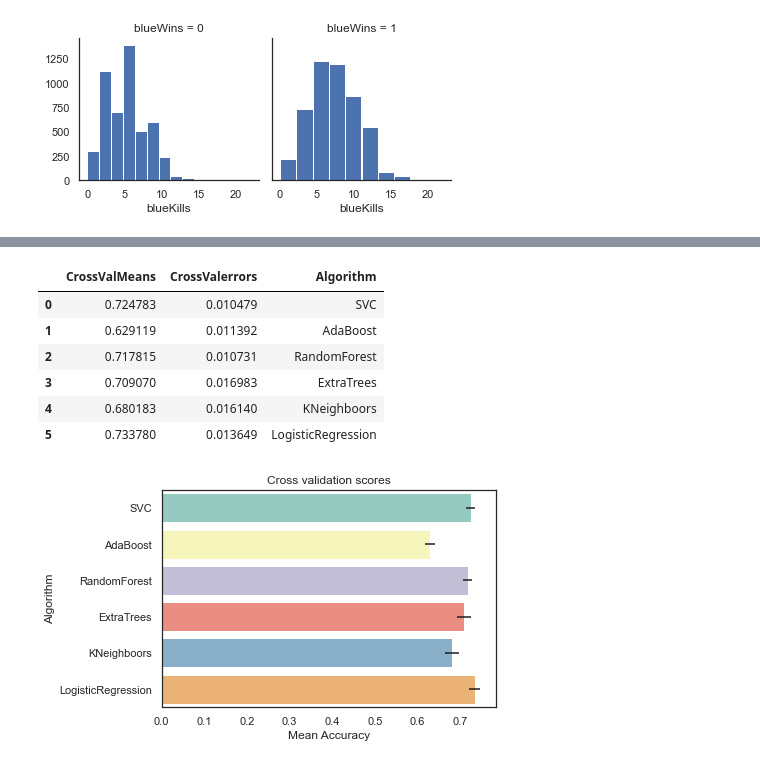
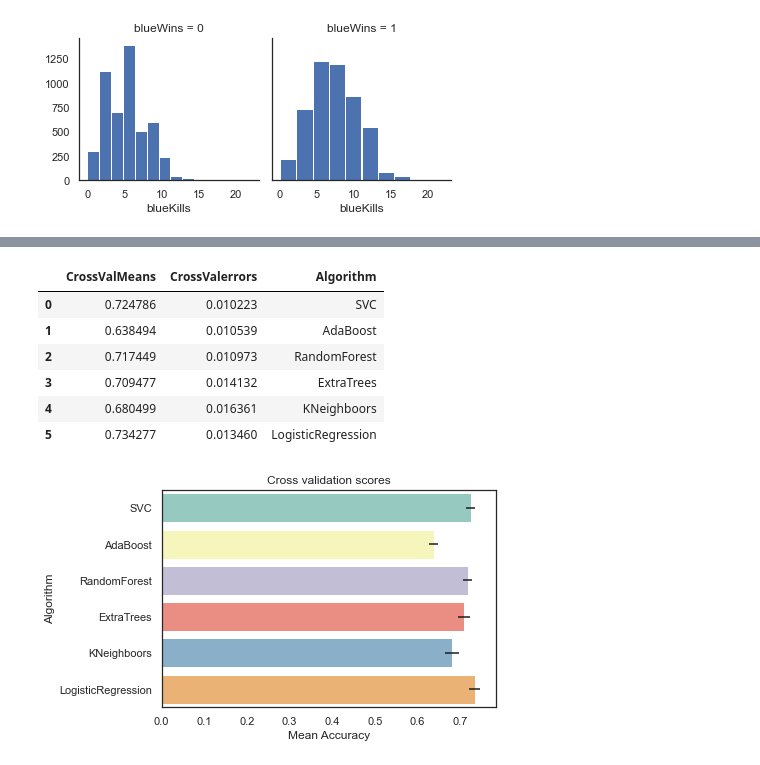
Before and after one commit to gregor-ovsenjak/League_of_Legends_predictor, a Jupyter notebook: Explore.ipynb, the cells around one changed output, grey strips where cells are left out. Saved outputs shown, nothing was run; the diff lists cells and outputs as text; code cells hidden in the pictures.

```diff
--- a/Explore.ipynb
+++ b/Explore.ipynb
@@ -64,19 +65,19 @@ target_test = target[train_len:]
 # %%
 norm = Normalisation(MM = True)
 train_sc, train_mm = norm.transform(X = train)
 #data_sc standardna normalizacija
 #data_mm  Min-Max normalizacija
-outliers = detect_outliers(train_sc,6,train_sc.columns.values)
-train_sc1 = train_sc.drop(outliers,axis = 0)
-target_train1 = target_train.drop(outliers,axis = 0)
-cv_results = cross_val_results(train_sc1,target_train1)
+#outliers = detect_outliers(train_sc,6,train_sc.columns.values)
+#train_sc1 = train_sc.drop(outliers,axis = 0)
+#target_train1 = target_train.drop(outliers,axis = 0)
+cv_results = cross_val_results(train_sc,target_train)
 cv_results
 # %% [output]
 |  | CrossValMeans | CrossValerrors | Algorithm |
-| 0 | 0.724783 | 0.010479 | SVC |
-| 1 | 0.629119 | 0.011392 | AdaBoost |
-| 2 | 0.717815 | 0.010731 | RandomForest |
-| 3 | 0.709070 | 0.016983 | ExtraTrees |
-| 4 | 0.680183 | 0.016140 | KNeighboors |
-| 5 | 0.733780 | 0.013649 | LogisticRegression |
+| 0 | 0.724786 | 0.010223 | SVC |
+| 1 | 0.638494 | 0.010539 | AdaBoost |
+| 2 | 0.717449 | 0.010973 | RandomForest |
+| 3 | 0.709477 | 0.014132 | ExtraTrees |
+| 4 | 0.680499 | 0.016361 | KNeighboors |
+| 5 | 0.734277 | 0.013460 | LogisticRegression |
-[figure, old version]
+[figure, new version]
```
Also changed, not shown: parts of 6 cells of this notebook.
